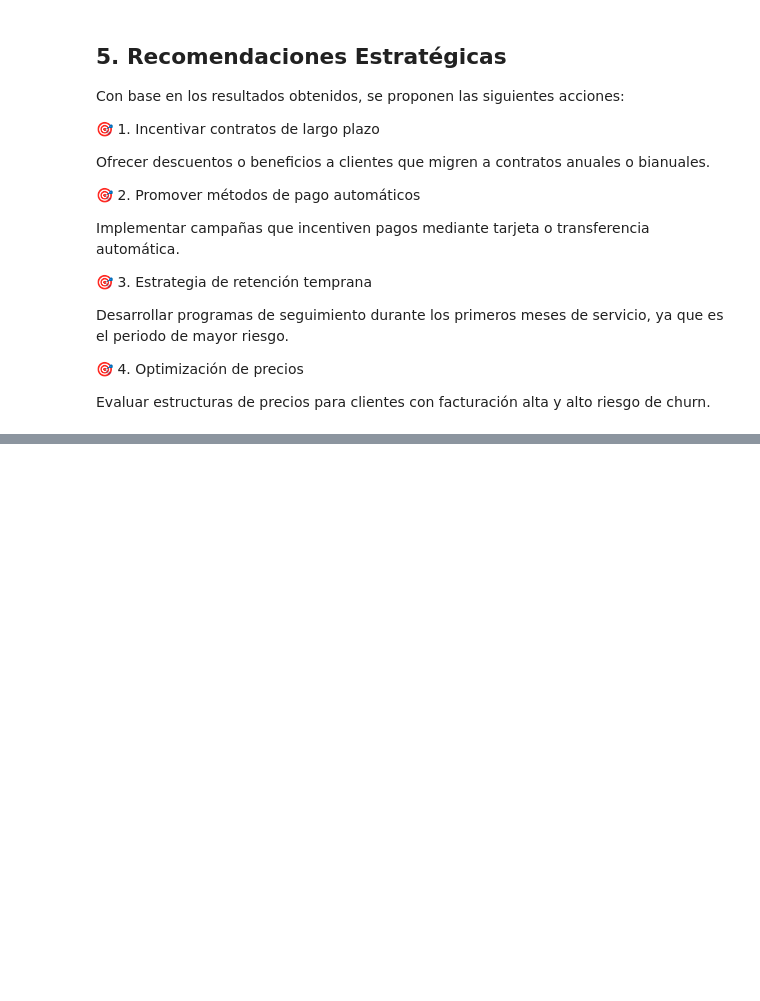
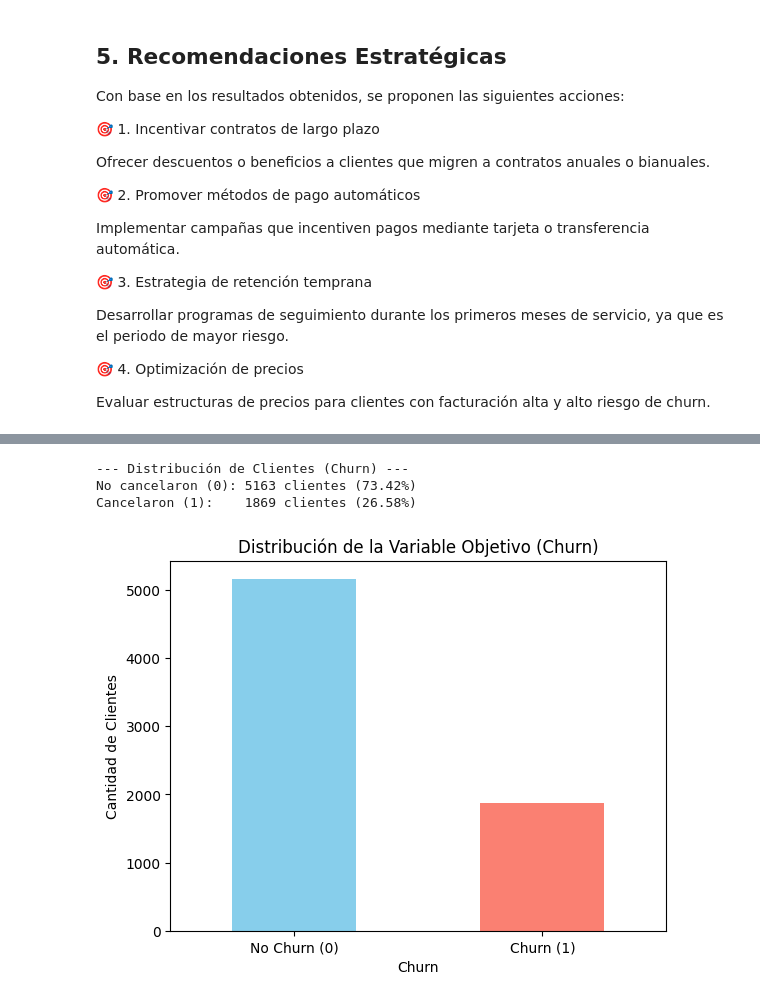
Before and after one commit to Druiz-leon/challenge2-data-science-LATAM, a Jupyter notebook: TelecomX_Challenge2.ipynb, the cells around one changed output, grey strips where cells are left out. Drawn from its saved outputs; the diff is of its cells as text; code cells hidden in the pictures; blank space fills up the shorter version.

```diff
--- a/TelecomX_Challenge2.ipynb
+++ b/TelecomX_Challenge2.ipynb
@@ -849,0 +852,11 @@ Evaluar estructuras de precios para clientes con facturación alta y alto riesgo
+# %%
+columna_id = 'CustomerID'
+
+if columna_id in df.columns:
+    df.drop(columns=[columna_id], inplace=True)
+    print(f"Columna '{columna_id}' eliminada con éxito.")
+else:
+    print(f"La columna '{columna_id}' no se encontró o ya fue eliminada.")
+
+print("Columnas actuales en el dataset:")
+print(df.columns.tolist())
@@ -849,0 +867,12 @@ Evaluar estructuras de precios para clientes con facturación alta y alto riesgo
+# %%
+columnas_categoricas = df.select_dtypes(include=['object']).columns.tolist()
+
+if 'CustomerID' in columnas_categoricas:
+    columnas_categoricas.remove('CustomerID')
+
+print(f"Variables a transformar: {columnas_categoricas}")
+
+df_final = pd.get_dummies(df, columns=columnas_categoricas, drop_first=True)
+
+print(f"\nNuevo número de columnas: {df_final.shape[1]}")
+df_final.head()
@@ -849,0 +890,20 @@ Evaluar estructuras de precios para clientes con facturación alta y alto riesgo
+# %%
+conteo_churn = df_final['Churn'].value_counts()
+
+proporcion_churn = df_final['Churn'].value_counts(normalize=True) * 100
+
+print("--- Distribución de Clientes (Churn) ---")
+print(f"No cancelaron (0): {conteo_churn[0]} clientes ({proporcion_churn[0]:.2f}%)")
+print(f"Cancelaron (1):    {conteo_churn[1]} clientes ({proporcion_churn[1]:.2f}%)")
+
+import matplotlib.pyplot as plt
+conteo_churn.plot(kind='bar', color=['skyblue', 'salmon'])
+plt.title('Distribución de la Variable Objetivo (Churn)')
+plt.xticks([0, 1], ['No Churn (0)', 'Churn (1)'], rotation=0)
+plt.ylabel('Cantidad de Clientes')
+plt.show()
+# %% [output]
+--- Distribución de Clientes (Churn) ---
+No cancelaron (0): 5163 clientes (73.42%)
+Cancelaron (1):    1869 clientes (26.58%)
+[figure, added]
```
Also changed, not shown: parts of 11 cells of this notebook.
